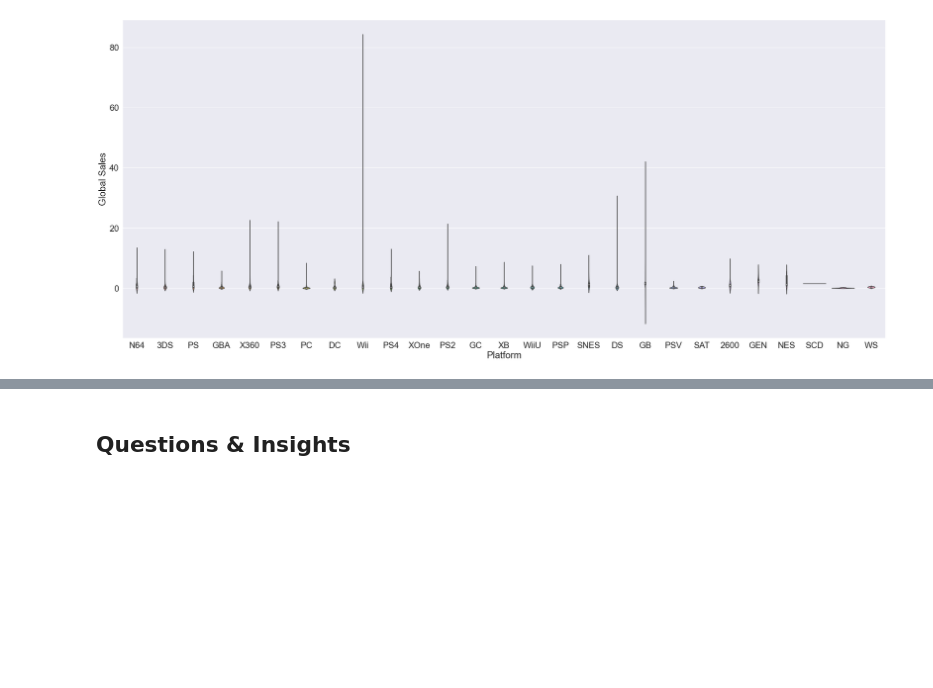
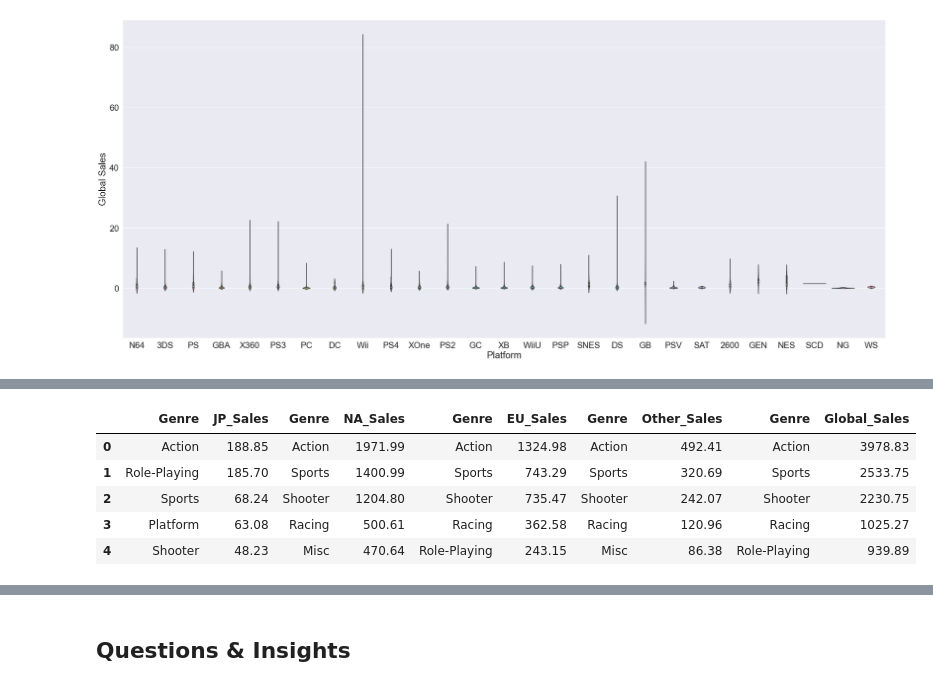
Before and after one commit to NjoodMoh/Video_Game_Sales_Analysis-, a Jupyter notebook: Video Game Sales (EDA).ipynb, the cells around one changed output, grey strips where cells are left out. Saved outputs shown, nothing was run; the diff lists cells and outputs as text; code cells hidden in the pictures; blank space fills up the shorter version.

```diff
--- a/Video Game Sales (EDA).ipynb
+++ b/Video Game Sales (EDA).ipynb
@@ -631,0 +445,25 @@ plt.show()
+# %%
+g_jp = pd.DataFrame(df.groupby("Genre")[["JP_Sales"]].sum().sort_values(by=['JP_Sales'],ascending=[False]).reset_index())
+g_jp.rename(columns = {'Genre':'Genre_JP'})
+
+g_na = pd.DataFrame(df.groupby("Genre")[["NA_Sales"]].sum().sort_values(by=['NA_Sales'],ascending=[False]).reset_index())
+g_na.rename(columns = {'Genre':'Platform_NA'})
+
+g_eu = pd.DataFrame(df.groupby("Genre")[["EU_Sales"]].sum().sort_values(by=['EU_Sales'],ascending=[False]).reset_index())
+g_eu.rename(columns = {'Genre':'Platform_EU'})
+
+g_o = pd.DataFrame(df.groupby("Genre")[["Other_Sales"]].sum().sort_values(by=['Other_Sales'],ascending=[False]).reset_index())
+g_o.rename(columns = {'Genre':'Platform_Other'})
+
+g_glp = pd.DataFrame(df.groupby("Genre")[["Global_Sales"]].sum().sort_values(by=['Global_Sales'],ascending=[False]).reset_index())
+g_glp.rename(columns = {'Genre':'Platform_Global'})
+
+data=pd.concat([g_jp,g_na, g_eu, g_o, g_glp],axis=1)
+data.head(5)
+# %% [output]
+|  | Genre | JP_Sales | Genre | NA_Sales | Genre | EU_Sales | Genre | Other_Sales | Genre | Global_Sales |
+| 0 | Action | 188.85 | Action | 1971.99 | Action | 1324.98 | Action | 492.41 | Action | 3978.83 |
+| 1 | Role-Playing | 185.70 | Sports | 1400.99 | Sports | 743.29 | Sports | 320.69 | Sports | 2533.75 |
+| 2 | Sports | 68.24 | Shooter | 1204.80 | Shooter | 735.47 | Shooter | 242.07 | Shooter | 2230.75 |
+| 3 | Platform | 63.08 | Racing | 500.61 | Racing | 362.58 | Racing | 120.96 | Racing | 1025.27 |
+| 4 | Shooter | 48.23 | Misc | 470.64 | Role-Playing | 243.15 | Misc | 86.38 | Role-Playing | 939.89 |
```
Also changed, not shown: parts of 25 cells of this notebook.
